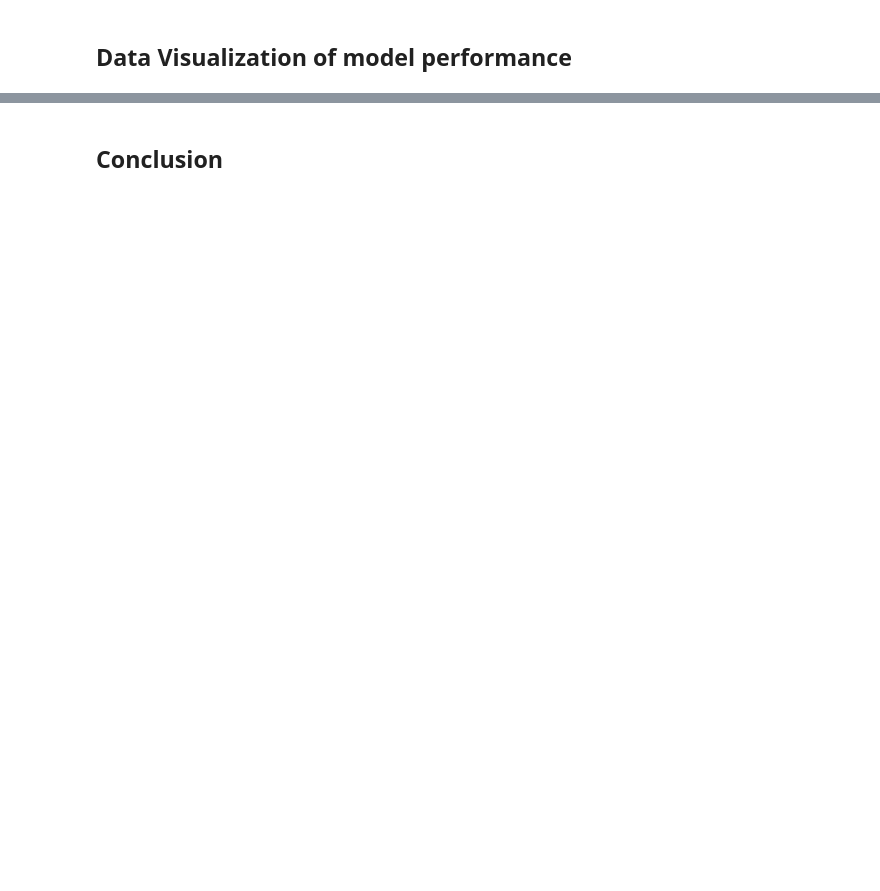
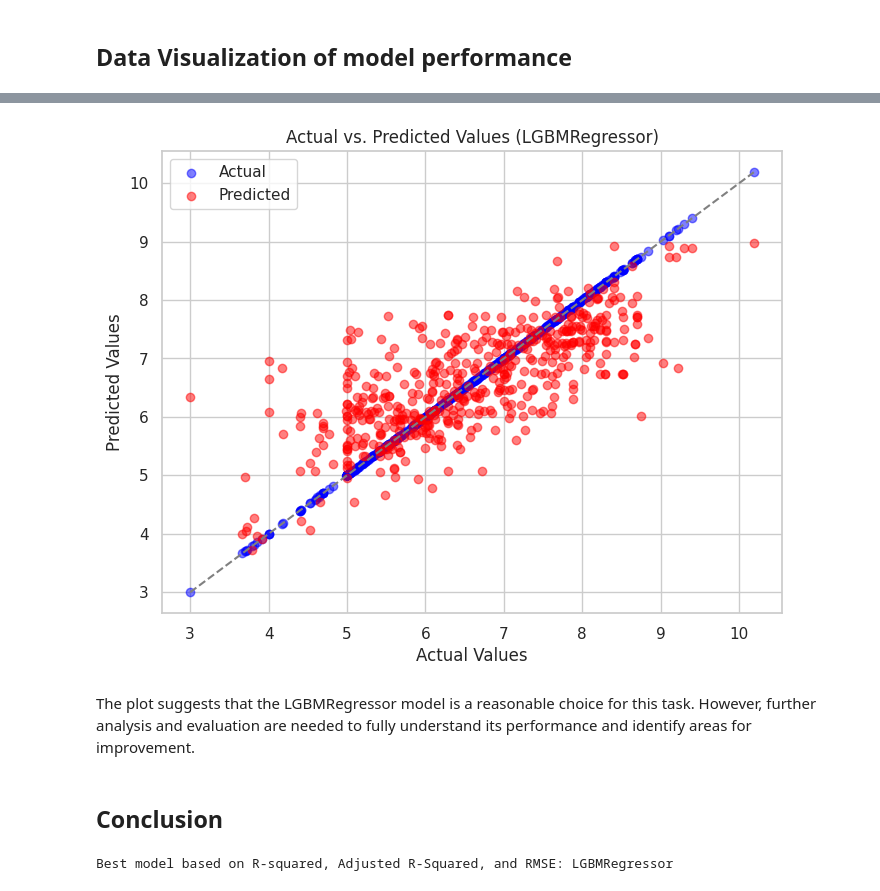
Before and after one commit to samservo09/bioinformatics-bipolar-drug-discovery, a Jupyter notebook: 5-model-comparison.ipynb, the cells around one changed output, grey strips where cells are left out. Saved outputs shown, nothing was run; the diff lists cells and outputs as text; code cells hidden in the pictures; blank space fills up the shorter version.

Commit message:
finished the model comparison with predicted vs actual values

```diff
--- a/5-model-comparison.ipynb
+++ b/5-model-comparison.ipynb
@@ -310,0 +198,4 @@ Transformation Pipeline and Model Successfully Saved
+# %%
+# train the LGBMRegressor model
+model = lgb.LGBMRegressor()
+model.fit(X_train, Y_train)
@@ -311,2 +210,36 @@ Transformation Pipeline and Model Successfully Saved
+# %%
+# make predictions on the test set
+Y_pred = model.predict(X_test)
+# %%
+# create the scatterplot
+plt.figure(figsize=(8, 6))
+
+# Plot actual values in blue
+plt.scatter(Y_test, Y_test, color='blue', alpha=0.5, label='Actual')
+
+# Plot predicted values in red
+plt.scatter(Y_test, Y_pred, color='red', alpha=0.5, label='Predicted')
+
+plt.xlabel("Actual Values")
+plt.ylabel("Predicted Values")
+plt.title("Actual vs. Predicted Values (LGBMRegressor)")
+
+# Add a diagonal line for reference
+plt.plot([min(Y_test), max(Y_test)], [min(Y_test), max(Y_test)], linestyle='--', color='gray')
+
+plt.legend()  # Show legend to distinguish colors
+plt.show()
+# %% [output]
+[figure, added]
+# %% [markdown]
+The plot suggests that the LGBMRegressor model is a reasonable choice for this task. However, further analysis and evaluation are needed to fully understand its performance and identify areas for improvement.
 # %% [markdown]
 ## Conclusion
+# %%
+# sort by R-squared in descending order
+best_model = predictions_test.sort_values(by=['R-Squared', 'Adjusted R-Squared', 'RMSE'], ascending=False)
+
+# print the top model
+print(f"Best model based on R-squared, Adjusted R-Squared, and RMSE: {best_model.index[0]}")
+# %% [output]
+Best model based on R-squared, Adjusted R-Squared, and RMSE: LGBMRegressor
```
Also changed, not shown: parts of 16 cells of this notebook.
